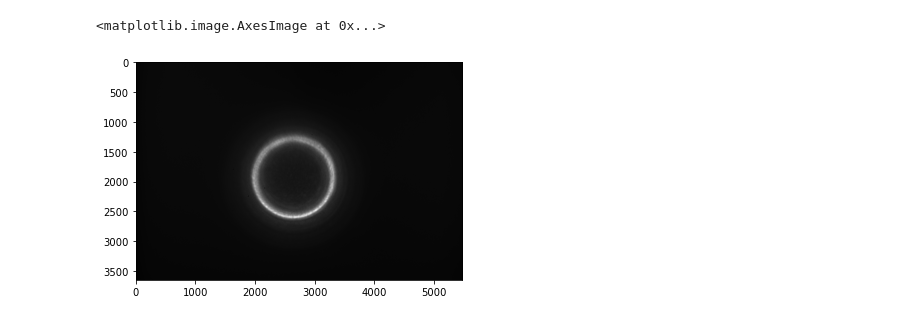
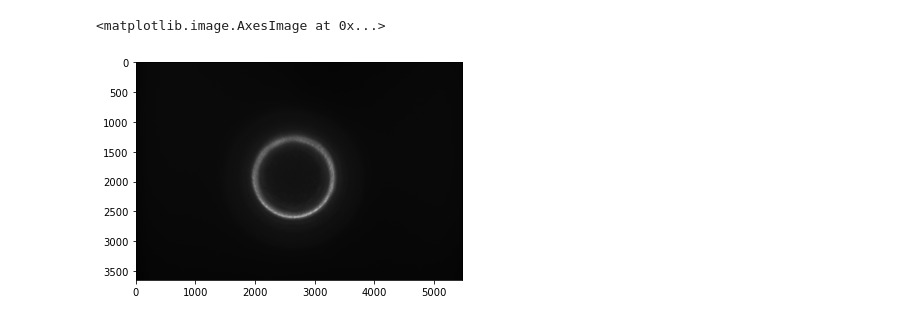
Before and after one commit to ZacharyTu42/FRD-Test, a Jupyter notebook: Circle Finder.ipynb, the cells around one changed output. Drawn from its saved outputs; the diff is of its cells as text; code cells hidden in the pictures.

```diff
--- a/Circle Finder.ipynb
+++ b/Circle Finder.ipynb
@@ -14,11 +15,11 @@ def import_img(img_path):
     return cv2.imread(img_path, cv2.IMREAD_GRAYSCALE)
 # %%
 # Imports image to be processed
-image = cv2.imread('sample0(10).bmp', cv2.IMREAD_GRAYSCALE)
+image = cv2.imread('sample0(10)1.png', cv2.IMREAD_GRAYSCALE)
 processedimg = cv2.convertScaleAbs(image, alpha=3, beta=0)
 output = image.copy()
 
 plt.imshow(processedimg, cmap='gray')
 # %% [output]
 <matplotlib.image.AxesImage at 0x...>
-[figure, old version]
+[figure, new version]
```
Also changed, not shown: parts of 33 cells of this notebook.
